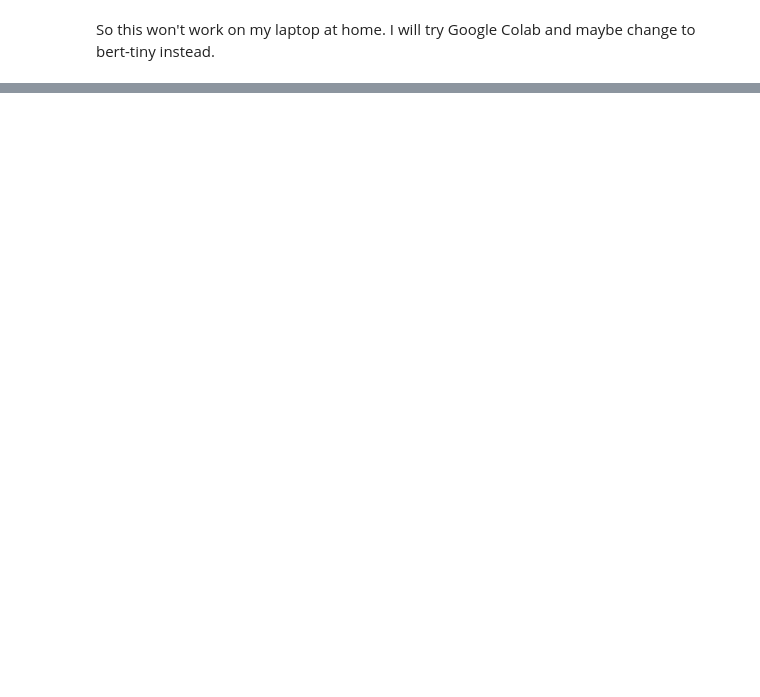
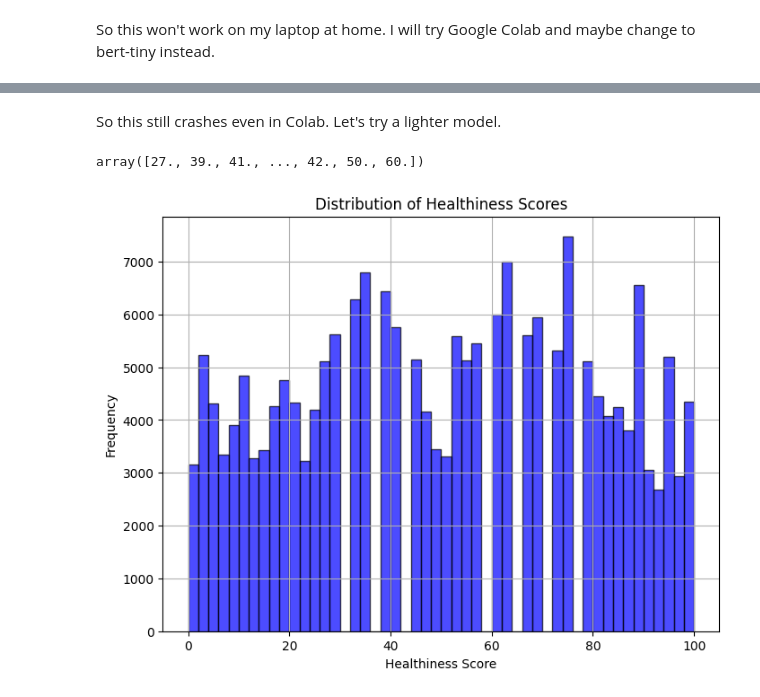
Before and after one commit to michael-wales/smartfoodscan, a Jupyter notebook: notebooks/ml/michael-wales-ml3.ipynb, the cells around one changed output, grey strips where cells are left out. Saved outputs shown, nothing was run; the diff lists cells and outputs as text; code cells hidden in the pictures; blank space fills up the shorter version.

Commit message:
Google Colab

```diff
--- a/notebooks/ml/michael-wales-ml3.ipynb
+++ b/notebooks/ml/michael-wales-ml3.ipynb
@@ -171,0 +250,29 @@ So this won't work on my laptop at home. I will try Google Colab and maybe chang
+# %% [markdown]
+So this still crashes even in Colab. Let's try a lighter model.
+# %%
+df = pd.read_parquet('/content/drive/MyDrive/Colab Notebooks/smartfoodscan/shared_data/df.parquet')
+# %%
+y = df['y'].values
+y
+# %% [output]
+array([27., 39., 41., ..., 42., 50., 60.])
+# %%
+from sklearn.preprocessing import QuantileTransformer
+import numpy as np
+
+qt = QuantileTransformer(output_distribution="uniform")
+y_transformed = qt.fit_transform(y.reshape(-1, 1)).flatten()
+
+# Scale to 0-100 range
+y_healthiness = y_transformed * 100
+# %%
+import matplotlib.pyplot as plt
+
+plt.figure(figsize=(8, 6))
+plt.hist(y_healthiness, bins=50, color='blue', alpha=0.7, edgecolor='black')
+plt.xlabel("Healthiness Score")
+plt.ylabel("Frequency")
+plt.title("Distribution of Healthiness Scores")
+plt.grid(True)
+# %% [output]
+[figure, added]
```
Also changed, not shown: parts of 13 cells of this notebook, 1 other file.
